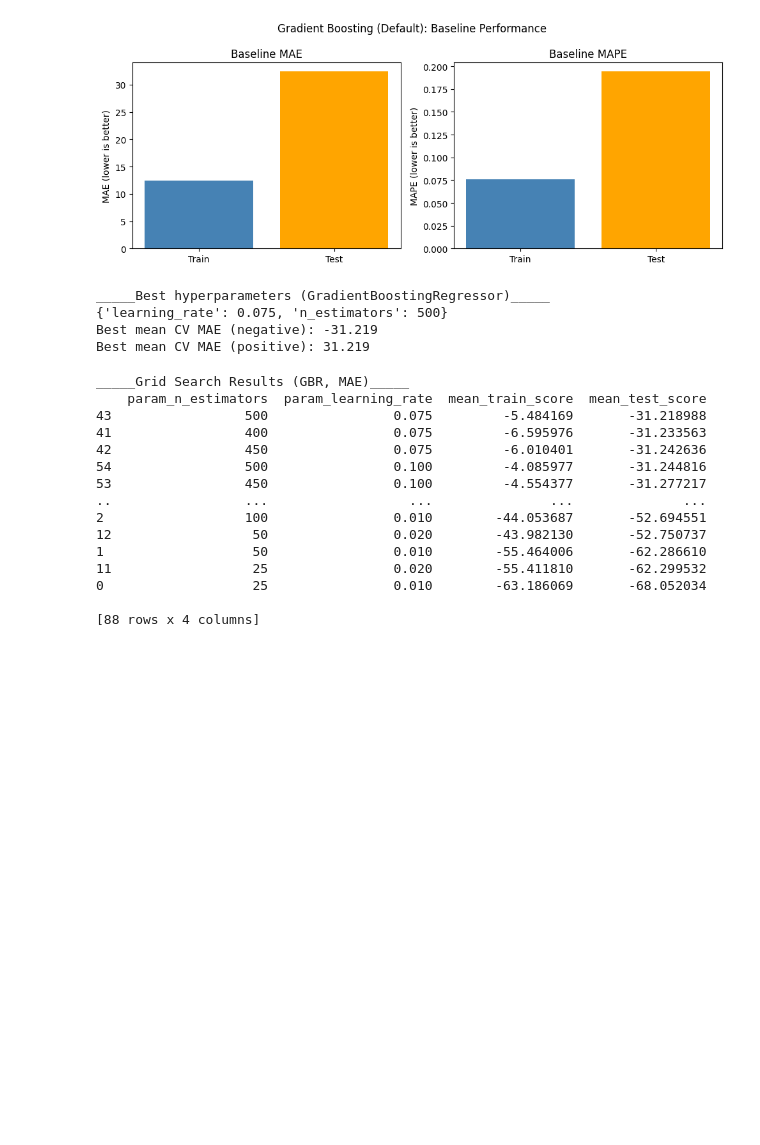
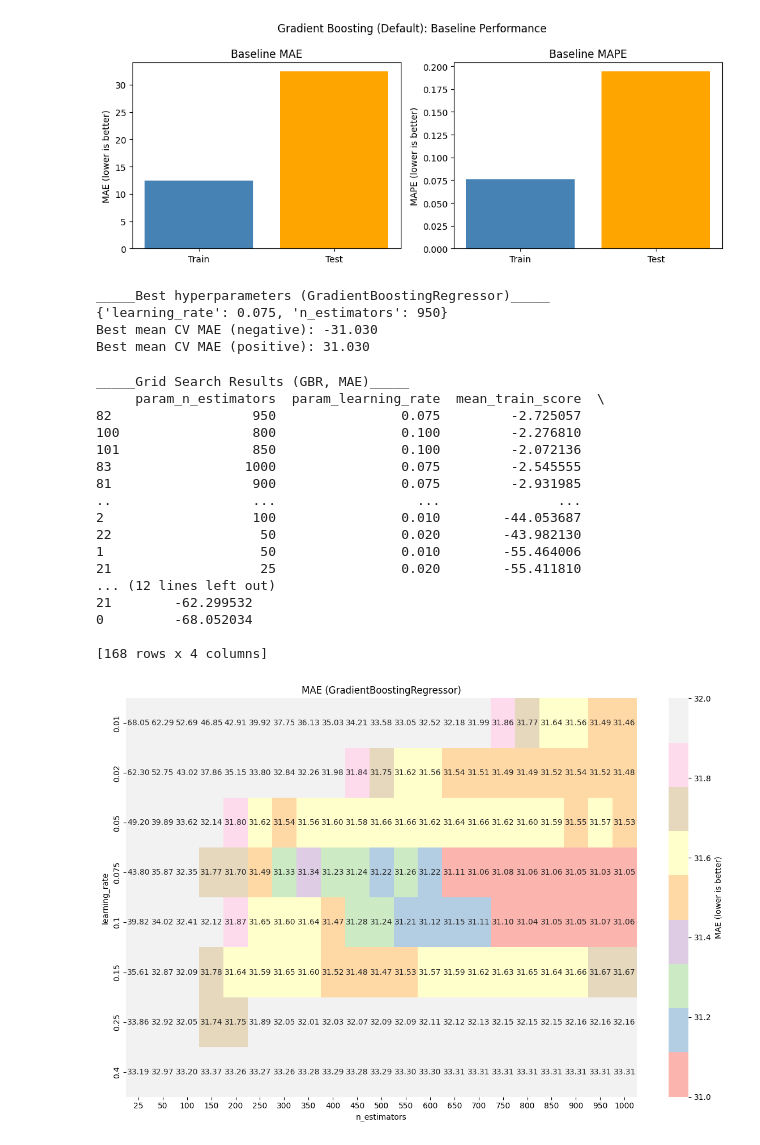
Before and after one commit to mibununi/ct4101-assignment2, a Jupyter notebook: GradientBoostingRegressor.ipynb, the cells around one changed output. Drawn from its saved outputs; the diff is of its cells as text; code cells hidden in the pictures; blank space fills up the shorter version.

```diff
--- a/GradientBoostingRegressor.ipynb
+++ b/GradientBoostingRegressor.ipynb
@@ -102,7 +102,7 @@ gbr_base = GradientBoostingRegressor(
 
 #hyperparam tuning
 gbr_param_grid = {
-    "n_estimators": [25, 50, 100, 150, 200, 250, 300, 350, 400, 450, 500],
+    "n_estimators": [25, 50, 100, 150, 200, 250, 300, 350, 400, 450, 500, 550, 600, 650, 700, 750, 800, 850, 900, 950, 1000],
     "learning_rate": [0.01, 0.02, 0.05, 0.075, 0.1, 0.15, 0.25, 0.4],
 }
 
@@ -126,9 +126,9 @@ print(f"Best mean CV MAE (negative): {gbr_grid.best_score_:.3f}")
 print(f"Best mean CV MAE (positive): {-gbr_grid.best_score_:.3f}")
 # %% [output]
 _____Best hyperparameters (GradientBoostingRegressor)_____
-{'learning_rate': 0.075, 'n_estimators': 500}
-Best mean CV MAE (negative): -31.219
-Best mean CV MAE (positive): 31.219
+{'learning_rate': 0.075, 'n_estimators': 950}
+Best mean CV MAE (negative): -31.030
+Best mean CV MAE (positive): 31.030
 # %%
 #dataframe of all results (for plots)
 gbr_cv_df = pd.DataFrame(gbr_grid.cv_results_)
@@ -145,17 +145,48 @@ print("\n_____Grid Search Results (GBR, MAE)_____")
 print(gbr_cv_df[cols_to_show].sort_values("mean_test_score", ascending=False))
 # %% [output]
 _____Grid Search Results (GBR, MAE)_____
-    param_n_estimators  param_learning_rate  mean_train_score  mean_test_score
-43                 500                0.075         -5.484169       -31.218988
-41                 400                0.075         -6.595976       -31.233563
-42                 450                0.075         -6.010401       -31.242636
-54                 500                0.100         -4.085977       -31.244816
-53                 450                0.100         -4.554377       -31.277217
-..                 ...                  ...               ...              ...
-2                  100                0.010        -44.053687       -52.694551
-12                  50                0.020        -43.982130       -52.750737
-1                   50                0.010        -55.464006       -62.286610
-11                  25                0.020        -55.411810       -62.299532
-0                   25                0.010        -63.186069       -68.052034
+     param_n_estimators  param_learning_rate  mean_train_score  \
+82                  950                0.075         -2.725057
+100                 800                0.100         -2.276810
+101                 850                0.100         -2.072136
+83                 1000                0.075         -2.545555
+81                  900                0.075         -2.931985
+..                  ...                  ...               ...
+2                   100                0.010        -44.053687
+22                   50                0.020        -43.982130
+1                    50                0.010        -55.464006
+21                   25                0.020        -55.411810
+... (12 lines left out)
+21        -62.299532
+0         -68.052034
 
-[88 rows x 4 columns]
+[168 rows x 4 columns]
+# %%
+#converting to positive
+gbr_cv_df["test_MAE"] = -gbr_cv_df["mean_test_score"]
+
+#pivot table for heatmap
+gbr_heatmap = gbr_cv_df.pivot_table(
+    values="test_MAE",
+    index="param_learning_rate",
+    columns="param_n_estimators",
+)
+
+plt.figure(figsize=(12, 8))
+sns.heatmap(
+    gbr_heatmap,
+    annot=True,
+    fmt=".2f",
+    cmap="Pastel1",
+    #for better colour spread
+    vmin=31,
+    vmax=32,
+    cbar_kws={"label": "MAE (lower is better)"},
+)
+plt.title("MAE (GradientBoostingRegressor)")
+plt.xlabel("n_estimators")
+plt.ylabel("learning_rate")
+plt.tight_layout()
+plt.show()
+# %% [output]
+[figure, added]
```
Also changed, not shown: parts of 1 cell of this notebook.
